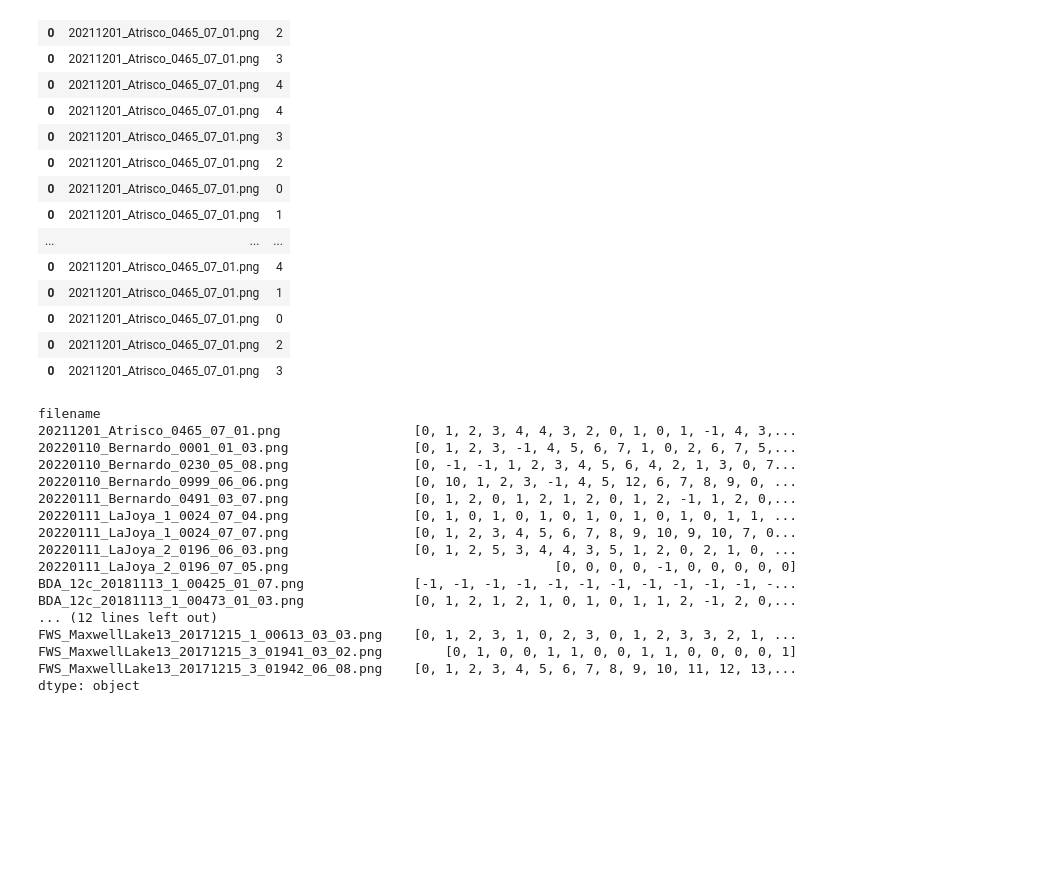
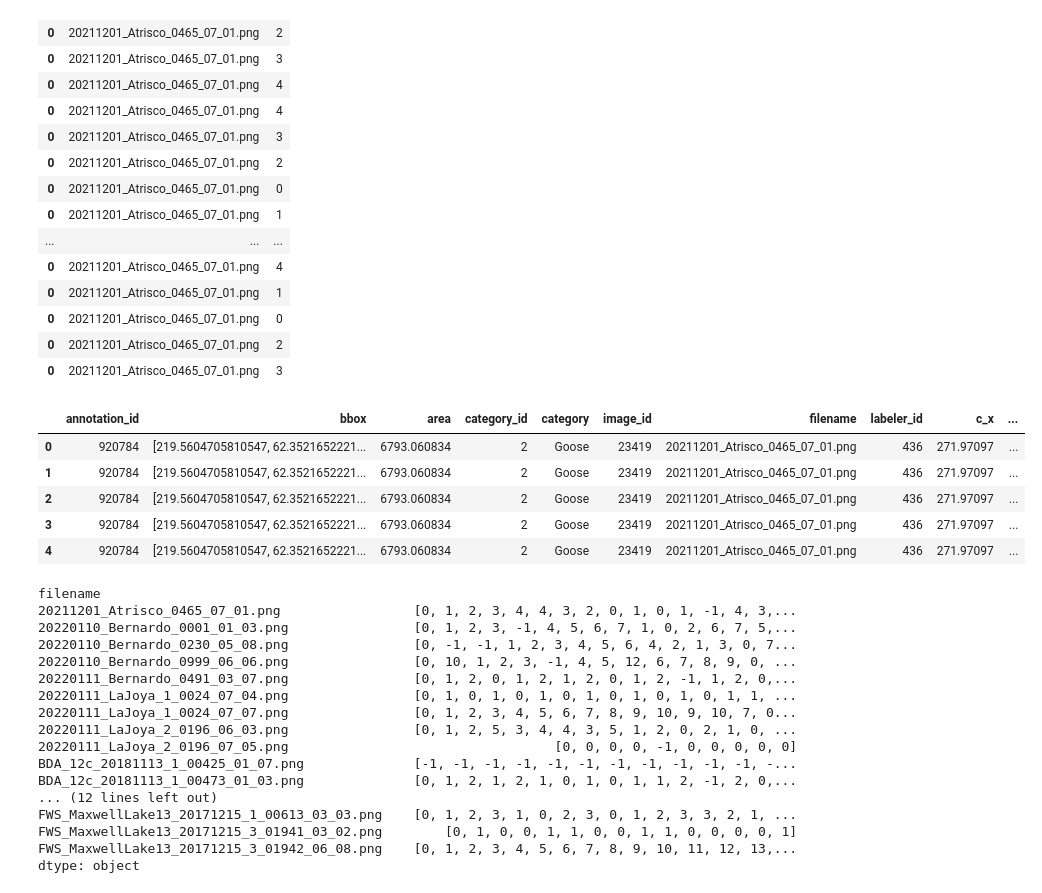
Before and after one commit to rowanoaktree/AggregationScripts, a Jupyter notebook: Scratch/Refinement.ipynb, the cells around one changed output. Drawn from its saved outputs; the diff is of its cells as text; code cells hidden in the pictures; blank space fills up the shorter version.

Commit message:
taking the long way around, success?

```diff
--- a/Scratch/Refinement.ipynb
+++ b/Scratch/Refinement.ipynb
@@ -143,7 +170,15 @@ long.head(25)
 | 0 | 20211201_Atrisco_0465_07_01.png | 2 |
 | 0 | 20211201_Atrisco_0465_07_01.png | 3 |
 # %%
-test = pd.merge(long, df, left_on="filename", right_on="filename")
+test = pd.merge(filesort, long, left_on="filename", right_on="filename")
+test.head()
+# %% [output]
+|  | annotation_id | bbox | area | category_id | category | image_id | filename | labeler_id | c_x | ... |
+| 0 | 920784 | [219.5604705810547, 62.3521652221... | 6793.060834 | 2 | Goose | 23419 | 20211201_Atrisco_0465_07_01.png | 436 | 271.97097 | ... |
+| 1 | 920784 | [219.5604705810547, 62.3521652221... | 6793.060834 | 2 | Goose | 23419 | 20211201_Atrisco_0465_07_01.png | 436 | 271.97097 | ... |
+| 2 | 920784 | [219.5604705810547, 62.3521652221... | 6793.060834 | 2 | Goose | 23419 | 20211201_Atrisco_0465_07_01.png | 436 | 271.97097 | ... |
+| 3 | 920784 | [219.5604705810547, 62.3521652221... | 6793.060834 | 2 | Goose | 23419 | 20211201_Atrisco_0465_07_01.png | 436 | 271.97097 | ... |
+| 4 | 920784 | [219.5604705810547, 62.3521652221... | 6793.060834 | 2 | Goose | 23419 | 20211201_Atrisco_0465_07_01.png | 436 | 271.97097 | ... |
 # %%
 #Run DBSCAN (other option)
 filegroups = df.groupby("filename")
```
Also changed, not shown: parts of 4 cells of this notebook.
